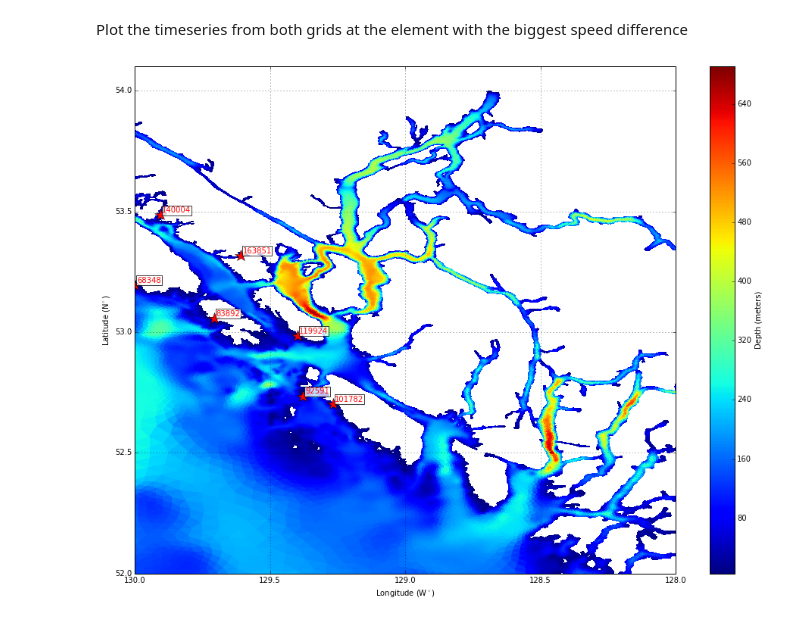
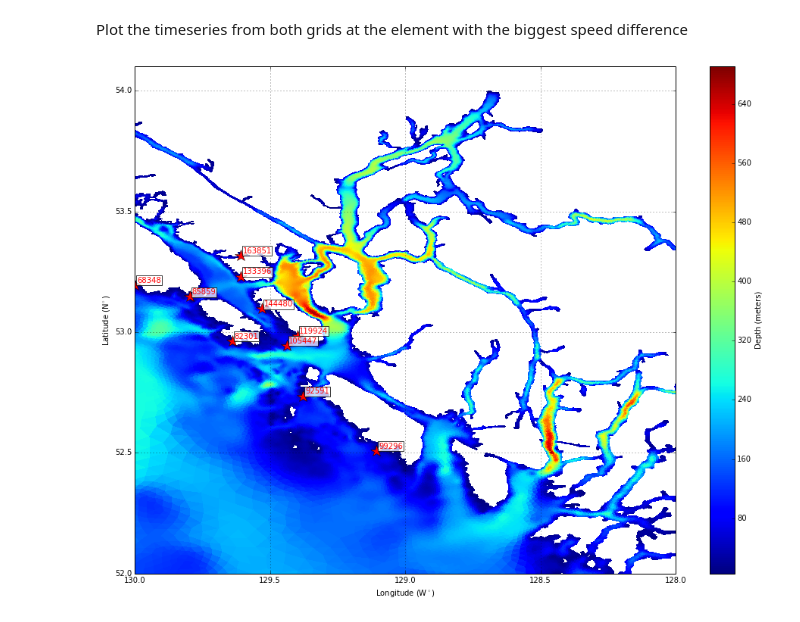
Before and after one commit to moflaher/workspace_python, a Jupyter notebook: kds_rdm_cage.ipynb, the cells around one changed output. Drawn from its saved outputs; the diff is of its cells as text; code cells hidden in the pictures.

Commit message:
Small changes, file paths mostly. New region fasttip_back.

```diff
--- a/kds_rdm_cage.ipynb
+++ b/kds_rdm_cage.ipynb
@@ -37,22 +37,23 @@ cages=np.genfromtxt('/media/moflaher/My Book/kit4_runs/' +name2+ '/input/kit4_ca
 cages=(cages[:,0]-1).astype(int)
 
 
-#savepath='figures/png/' + grid + '_' + datatype + '/kelp_drag_speed/'
-#if not os.path.exists(savepath): os.makedirs(savepath)
+savepath='figures/png/' + grid + '_' + datatype + '/kelp_drag_speed/'
+if not os.path.exists(savepath): os.makedirs(savepath)
 # %% [markdown]
 Plot the timeseries from both grids at the element with the biggest speed difference
 # %%
-howoften=750
+howoften=500
 plt.close()
 plt.tripcolor(data1['trigrid'],data1['h'],vmin=data1['h'][nidx].min(),vmax=data1['h'][nidx].max())
 plt.plot(data1['uvnodell'][cages[::howoften],0],data1['uvnodell'][cages[::howoften],1],'r*',markersize=16)
 for j in cages[::howoften]:
     plt.text(data1['uvnodell'][j,0]+.01,data1['uvnodell'][j,1]+.01,("%d"%j),color='red',bbox={'facecolor':'white', 'alpha':0.75, 'pad':3})
 cb=plt.colorbar()
 cb.set_label('Depth (meters)')
 plt=prettyplot_ll(plt,setregion=region,grid=True)
-#plt.savefig(savepath + grid + '_' +name1+ '_'+name2+'_'+ regionname +'_current_locations.png',dpi=1200)
+plt.savefig(savepath + grid + '_' +name1+ '_'+name2+'_'+ regionname +'_current_locations.png',dpi=1200)
+plt.close()
 # %% [output]
-[figure, old version]
+[figure, new version]
 # %%
 for i in cages[::howoften]:
```
Also changed, not shown: parts of 1 cell of this notebook, 3 other files.
